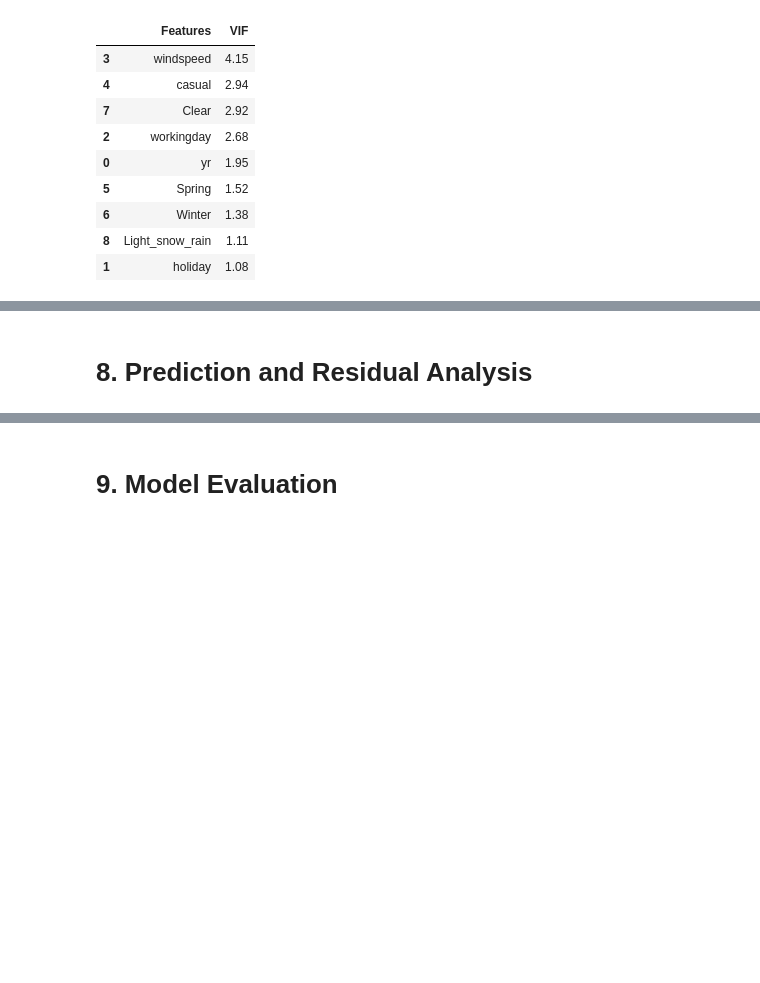
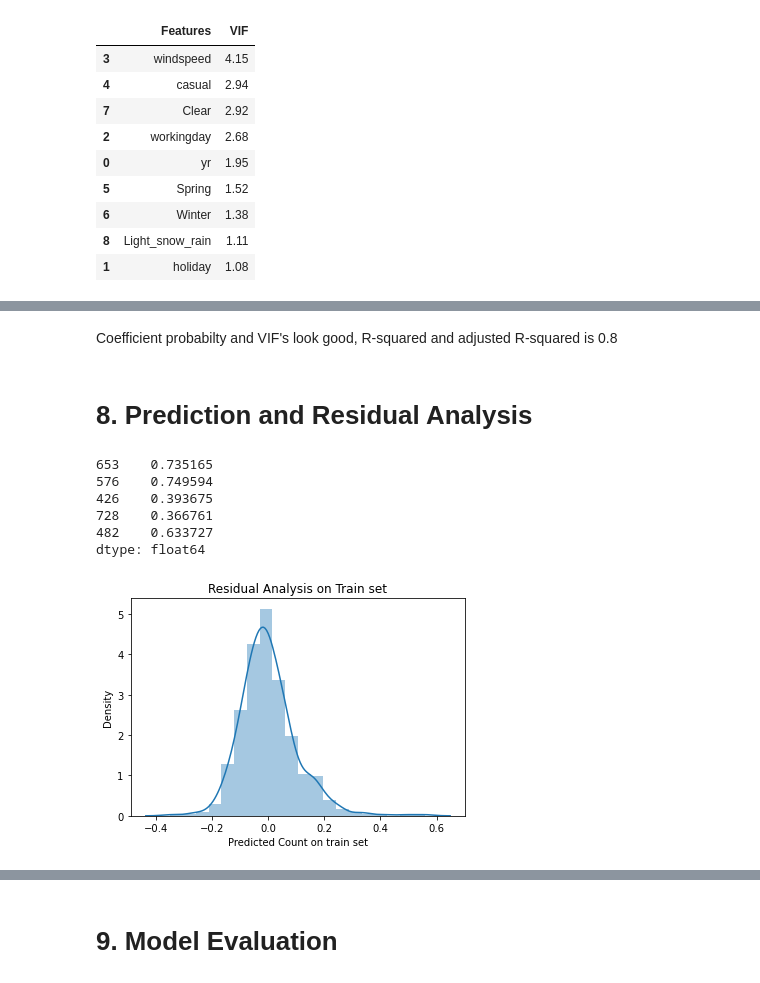
Before and after one commit to sanchita238/BikeSharingLinearRegression, a Jupyter notebook: Sanchita_Bike_Sharing_Assngmnt.ipynb, the cells around one changed output, grey strips where cells are left out. Cells and saved outputs as stored; diff of their text form; code cells hidden in the pictures; blank space fills up the shorter version.

Commit message:
Model prediction and evaluation

```diff
--- a/Sanchita_Bike_Sharing_Assngmnt.ipynb
+++ b/Sanchita_Bike_Sharing_Assngmnt.ipynb
@@ -719,2 +717,23 @@ Coefficient probabbilty and VIF's look good, R-squared and adjusted R-squared is
+# %% [markdown]
+Coefficient probabilty and VIF's look good, R-squared and adjusted R-squared is 0.8
 # %% [markdown]
 # 8. Prediction and Residual Analysis
+# %%
+# Prediction on train set
+y_train_pred = stModel6.predict(X_train_model6)
+y_train_pred.head()
+# %% [output]
+653    0.735165
+576    0.749594
+426    0.393675
+728    0.366761
+482    0.633727
+dtype: float64
+# %%
+# Plotting residual on train set
+ax = sns.distplot((y_train_pred-y_train), bins=20)
+ax.set_title("Residual Analysis on Train set")
+ax.set_xlabel("Predicted Count on train set")
+plt.show()
+# %% [output]
+[figure, added]
```
Also changed, not shown: parts of 26 cells of this notebook.
